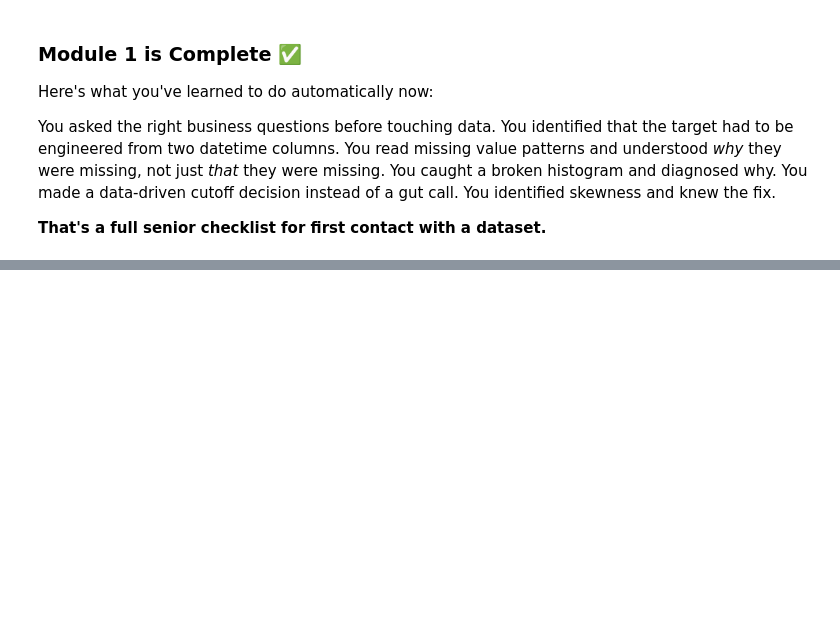
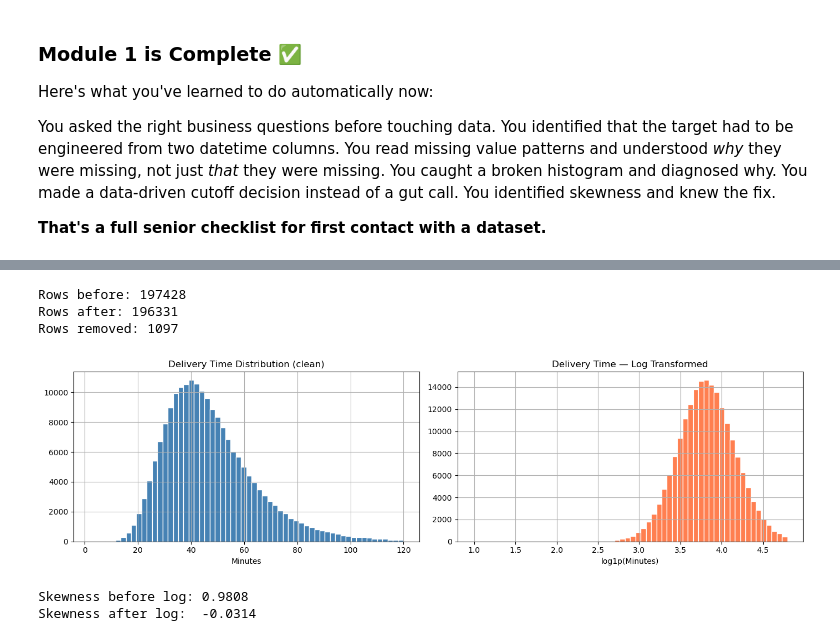
Before and after one commit to sayed-ashfaq/PorterOrg_Regression_problem, a Jupyter notebook: Porter_NN.ipynb, the cells around one changed output, grey strips where cells are left out. Saved outputs shown, nothing was run; the diff lists cells and outputs as text; code cells hidden in the pictures; blank space fills up the shorter version.

```diff
--- a/Porter_NN.ipynb
+++ b/Porter_NN.ipynb
@@ -267,0 +277,40 @@ You asked the right business questions before touching data. You identified that
+# %%
+## Step 1: Clean first, then explore
+### we apply our 120 min cutoff so we're not analyzing garbage data.
+
+# Apply cutoff and work on a clean copy
+df_clean = df[df['delivery_time_mins'] <= 120].copy()
+df_clean = df_clean[df_clean['delivery_time_mins'] > 0].copy()
+
+print(f"Rows before: {len(df)}")
+print(f"Rows after: {len(df_clean)}")
+print(f"Rows removed: {len(df) - len(df_clean)}")
+# %% [output]
+Rows before: 197428
+Rows after: 196331
+Rows removed: 1097
+# %%
+## Step 2: Target Distribution
+
+fig, axes = plt.subplots(1, 2, figsize= (14, 4))
+
+# Original scale
+df_clean['delivery_time_mins'].hist(bins=60, ax=axes[0], color='steelblue', edgecolor='white')
+axes[0].set_title('Delivery Time Distribution (clean)')
+axes[0].set_xlabel('Minutes')
+
+# Log transformed
+np.log1p(df_clean['delivery_time_mins']).hist(bins=60, ax=axes[1], color='coral', edgecolor='white')
+axes[1].set_title('Delivery Time — Log Transformed')
+axes[1].set_xlabel('log1p(Minutes)')
+
+plt.tight_layout()
+plt.show()
+
+# Skewness before and after
+print(f"Skewness before log: {df_clean['delivery_time_mins'].skew():.4f}")
+print(f"Skewness after log:  {np.log1p(df_clean['delivery_time_mins']).skew():.4f}")
+# %% [output]
+[figure, added]
+Skewness before log: 0.9808
+Skewness after log:  -0.0314
```
Also changed, not shown: parts of 10 cells of this notebook.
